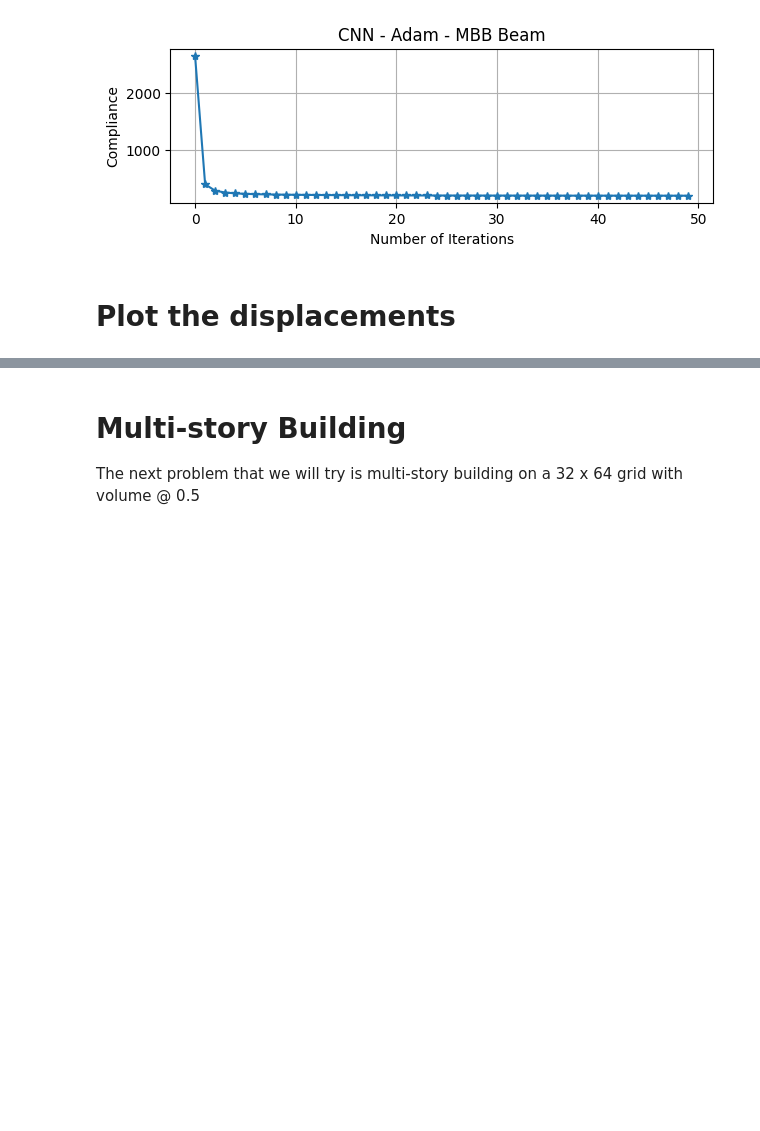
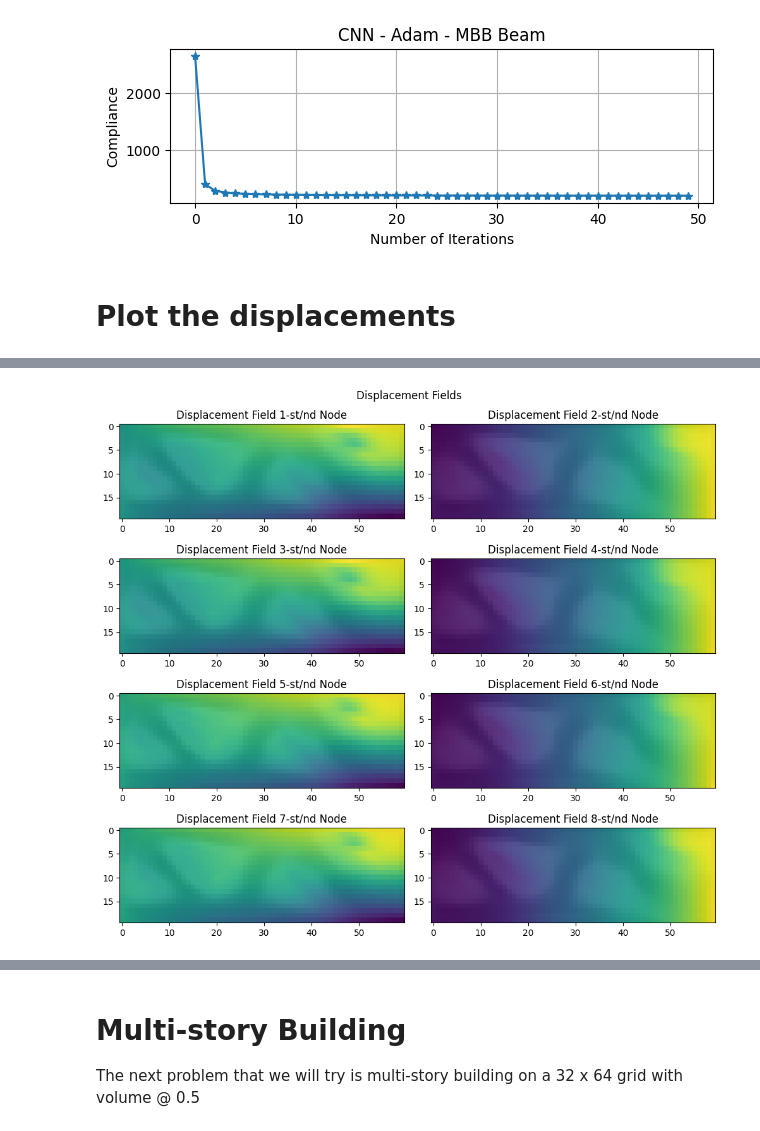
Before and after one commit to sun-umn/NCVX-Neural-Structural-Optimization, a Jupyter notebook: notebooks/Structural Optimization - CNN 🕋.ipynb, the cells around one changed output, grey strips where cells are left out. Cells and saved outputs as stored; diff of their text form; code cells hidden in the pictures; blank space fills up the shorter version.

Commit message:
fixing an error in the displacement plotting

```diff
--- a/notebooks/Structural Optimization - CNN 🕋.ipynb
+++ b/notebooks/Structural Optimization - CNN 🕋.ipynb
@@ -156,0 +105,8 @@ fig.tight_layout()
+# %%
+index = 10
+final_displacement = displacement_frames[index].detach().numpy()
+final_x_phys = rendered_frames[index].detach().numpy()
+
+experiments.plot_displacement(displacement_field=final_displacement, x_phys=final_x_phys)
+# %% [output]
+[figure, added]
```
Also changed, not shown: parts of 12 cells of this notebook, 1 other file.
